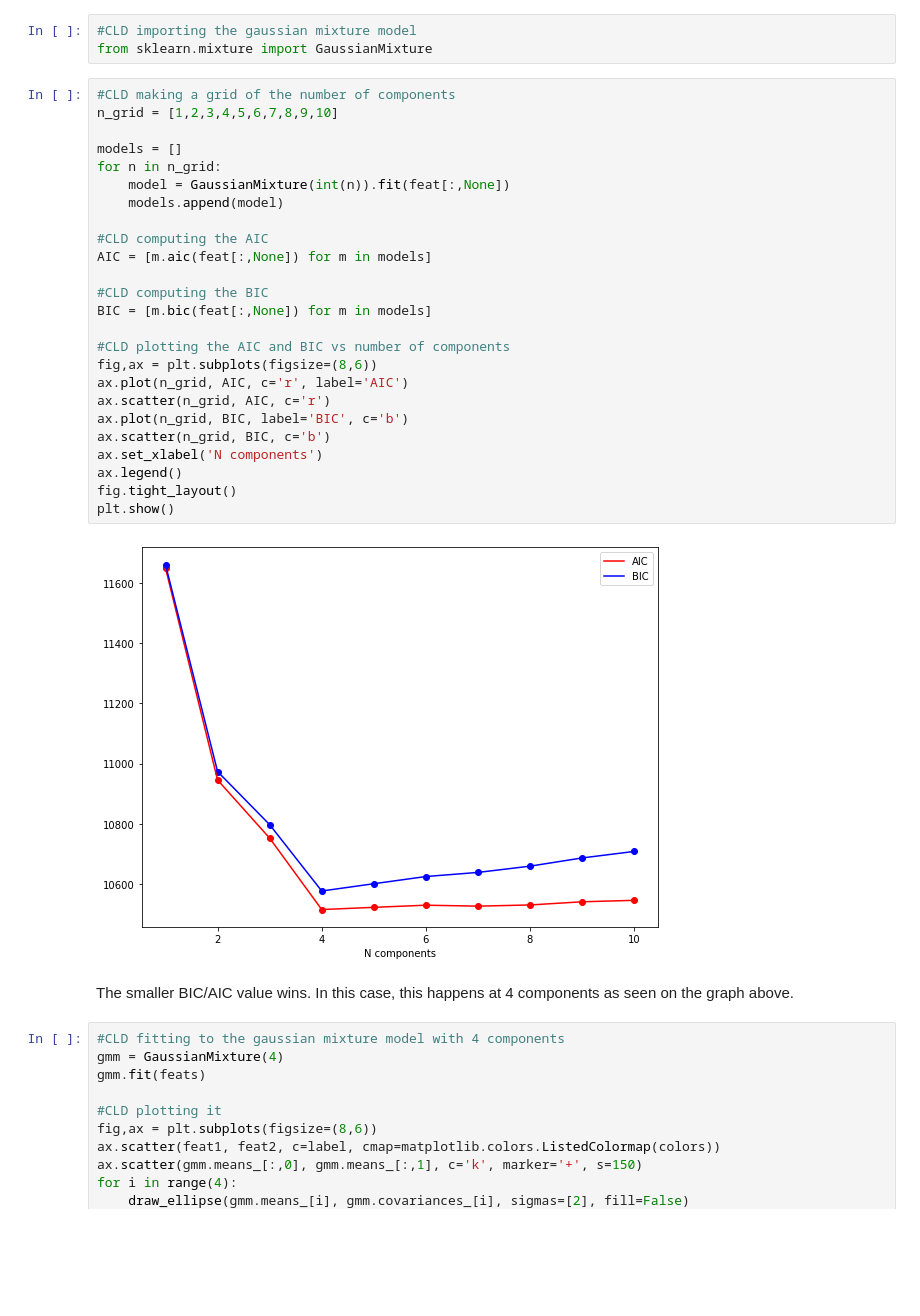
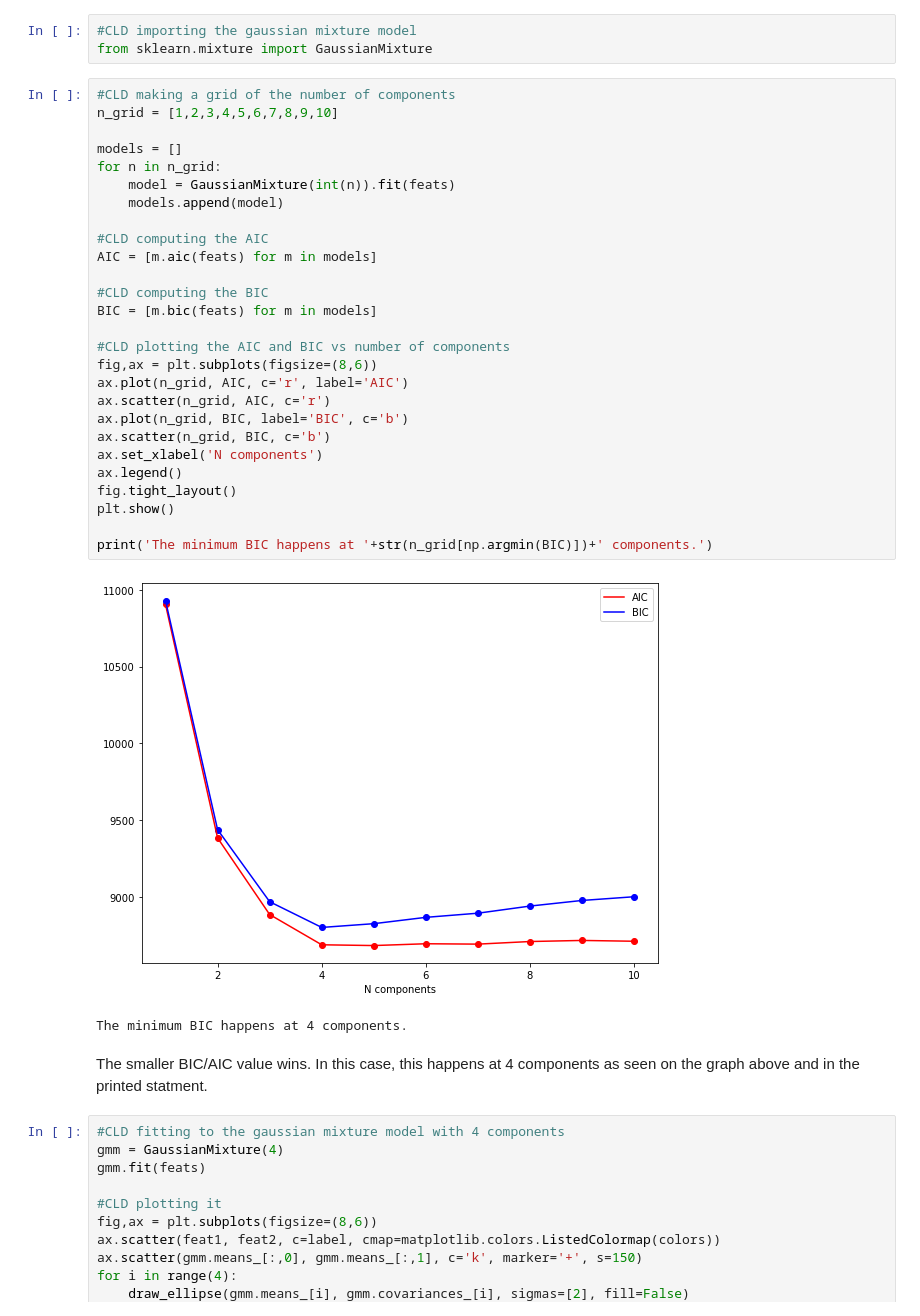
Before and after one commit to dgerosa/astrostatistics_bicocca_2023, a Jupyter notebook: coursework/student_folders/carrie_drake/vu_astr8070_s21_hw6_carriedrake.ipynb, the cells around one changed output. Saved outputs shown, nothing was run; the diff lists cells and outputs as text; blank space fills up the shorter version.

```diff
--- a/coursework/student_folders/carrie_drake/vu_astr8070_s21_hw6_carriedrake.ipynb
+++ b/coursework/student_folders/carrie_drake/vu_astr8070_s21_hw6_carriedrake.ipynb
@@ -159,32 +159,35 @@ from sklearn.mixture import GaussianMixture
 # %%
 #CLD making a grid of the number of components
 n_grid = [1,2,3,4,5,6,7,8,9,10]
 
 models = []
 for n in n_grid:
-    model = GaussianMixture(int(n)).fit(feat[:,None])
+    model = GaussianMixture(int(n)).fit(feats)
     models.append(model)
 
 #CLD computing the AIC
-AIC = [m.aic(feat[:,None]) for m in models]
+AIC = [m.aic(feats) for m in models]
 
 #CLD computing the BIC
-BIC = [m.bic(feat[:,None]) for m in models]
+BIC = [m.bic(feats) for m in models]
 
 #CLD plotting the AIC and BIC vs number of components
 fig,ax = plt.subplots(figsize=(8,6))
 ax.plot(n_grid, AIC, c='r', label='AIC')
 ax.scatter(n_grid, AIC, c='r')
 ax.plot(n_grid, BIC, label='BIC', c='b')
 ax.scatter(n_grid, BIC, c='b')
 ax.set_xlabel('N components')
 ax.legend()
 fig.tight_layout()
 plt.show()
+
+print('The minimum BIC happens at '+str(n_grid[np.argmin(BIC)])+' components.')
 # %% [output]
-[figure, old version]
+[figure, new version]
+The minimum BIC happens at 4 components.
 # %% [markdown]
-The smaller BIC/AIC value wins. In this case, this happens at 4 components as seen on the graph above.
+The smaller BIC/AIC value wins. In this case, this happens at 4 components as seen on the graph above and in the printed statment.
 # %%
 #CLD fitting to the gaussian mixture model with 4 components
 gmm = GaussianMixture(4)
```
Also changed, not shown: parts of 5 cells of this notebook.
